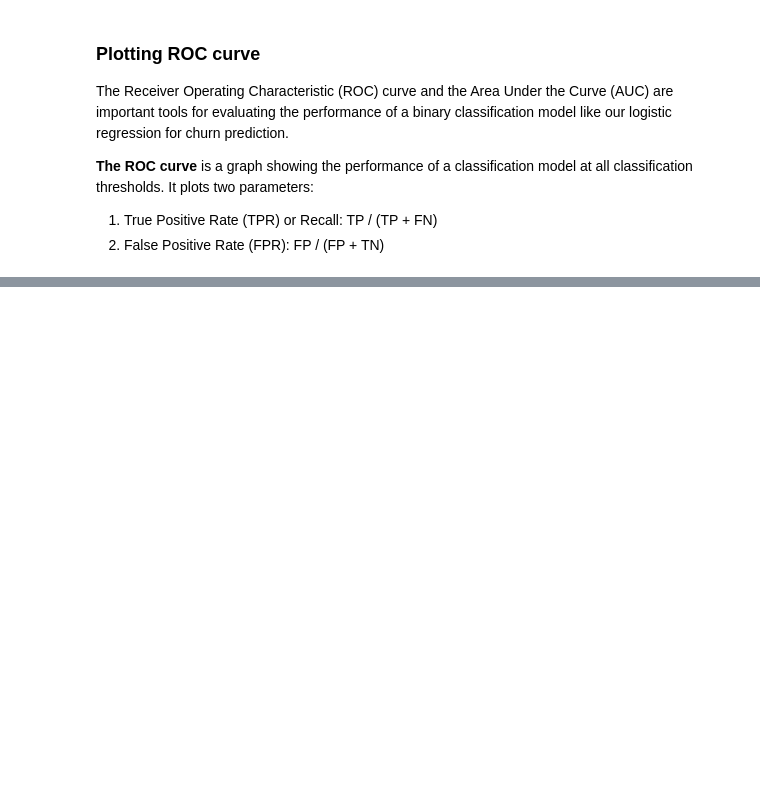
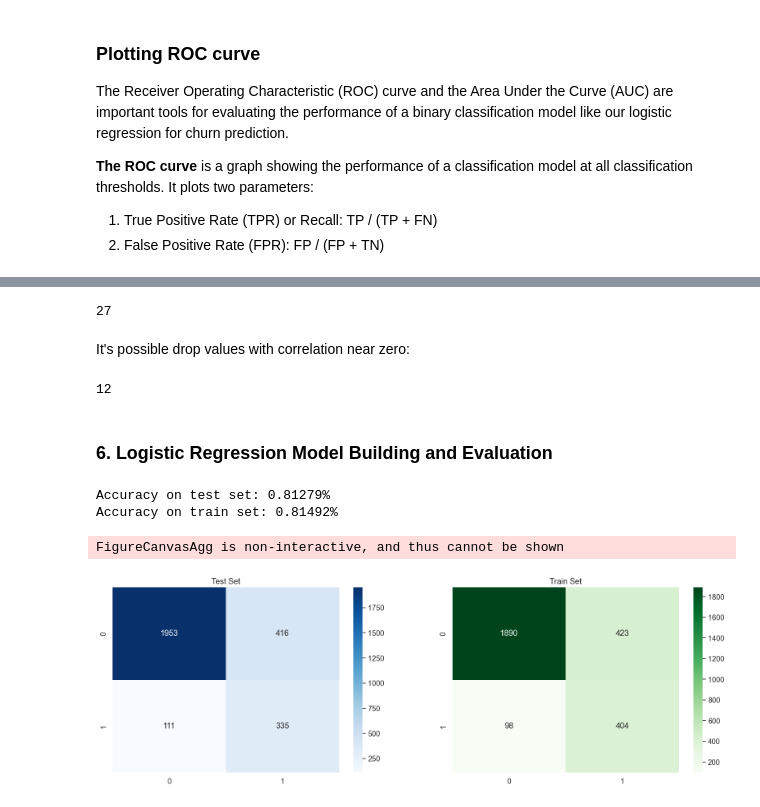
Before and after one commit to maria-snarava/portfolio-ml, a Jupyter notebook: CustomerChurnPrediction.ipynb, the cells around one changed output, grey strips where cells are left out. Cells and saved outputs as stored; diff of their text form; code cells hidden in the pictures; blank space fills up the shorter version.

```diff
--- a/CustomerChurnPrediction.ipynb
+++ b/CustomerChurnPrediction.ipynb
@@ -499,0 +392,71 @@ plt.show()
+# %%
+df.shape[1]
+# %% [output]
+27
+# %% [markdown]
+It's possible drop values with correlation near zero:
+# %%
+df_selected = df.copy()
+for col, val in churn_corr_vector.items():
+    if val >= -0.2 and val <= 0.2:
+        df_selected = df_selected.drop(col, axis=1)
+df_selected.shape[1]
+# %% [output]
+12
+# %% [markdown]
+### 6. Logistic Regression Model Building and Evaluation
+# %%
+# prepare X and y
+y = df_selected["Churn"]
+X = df_selected.drop(columns=["Churn"])
+num_columns = X.select_dtypes(["int64", "float64"]).columns
+pipline_num = Pipeline(steps=[('imputer', SimpleImputer(strategy="median")), ('scaler', StandardScaler())])
+
+cat_columns = df_selected.select_dtypes("object").columns
+pipline_cat = Pipeline(steps=[('encoding', OneHotEncoder())])
+
+transformer = ColumnTransformer(
+    transformers=[('categorical_col', pipline_cat, cat_columns),
+                  ('numerical_col', pipline_num, num_columns)]
+    )
+
+test_size = 0.5
+
+# prpeare training and testing data
+X_train, X_test, y_train, y_test = train_test_split(X, Y, test_size=test_size, random_state=42)
+pipeline = ImbPipeline([
+          ('transformer', transformer),
+          ('resampler', resampler),
+          ('classifier', LogisticRegression())
+      ])
+pipeline.fit(X_train, y_train)
+
+# calculate the testing data accuracy and confusion matix
+y_pred_test = pipeline.predict(X_test)
+#Calculate accuracy
+
+print(f"Accuracy on test set: {pipeline.score(X_test, y_test):0.5}%")
+#confusion matrix test Data
+cm_lr_test = confusion_matrix(y_test, y_pred_test)
+
+
+fig, ax =plt.subplots(1, 2, figsize=(20, 6))
+ax[0].set_title('Test Set')
+sns.heatmap(cm_lr_test, annot = True,fmt = 'd', cmap ='Blues', ax=ax[0])
+
+
+#Calculate accuracy
+y_pred = pipeline.predict(X_train)
+print(f"Accuracy on train set: {pipeline.score(X_train, y_train):0.5}%")
+cm_lr = confusion_matrix(y_train, y_pred)
+
+ax[1].set_title('Train Set')
+sns.heatmap(cm_lr,annot = True,fmt = 'd', cmap ='Greens', ax=ax[1])
+
+
+fig.show()
+# %% [output]
+Accuracy on test set: 0.81279%
+Accuracy on train set: 0.81492%
+FigureCanvasAgg is non-interactive, and thus cannot be shown
+[figure, added]
```
Also changed, not shown: parts of 61 cells of this notebook.
